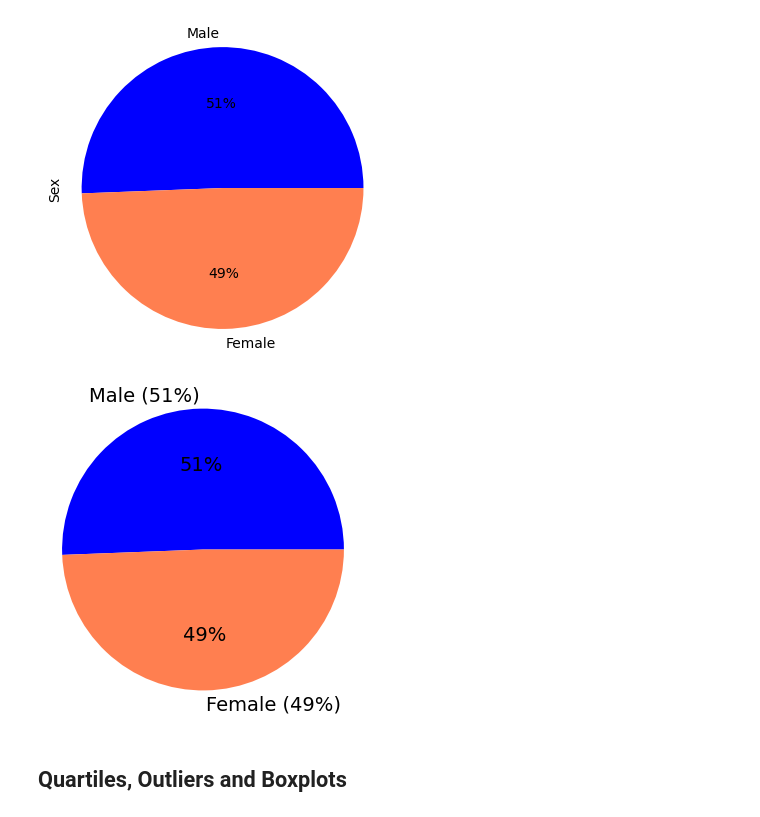
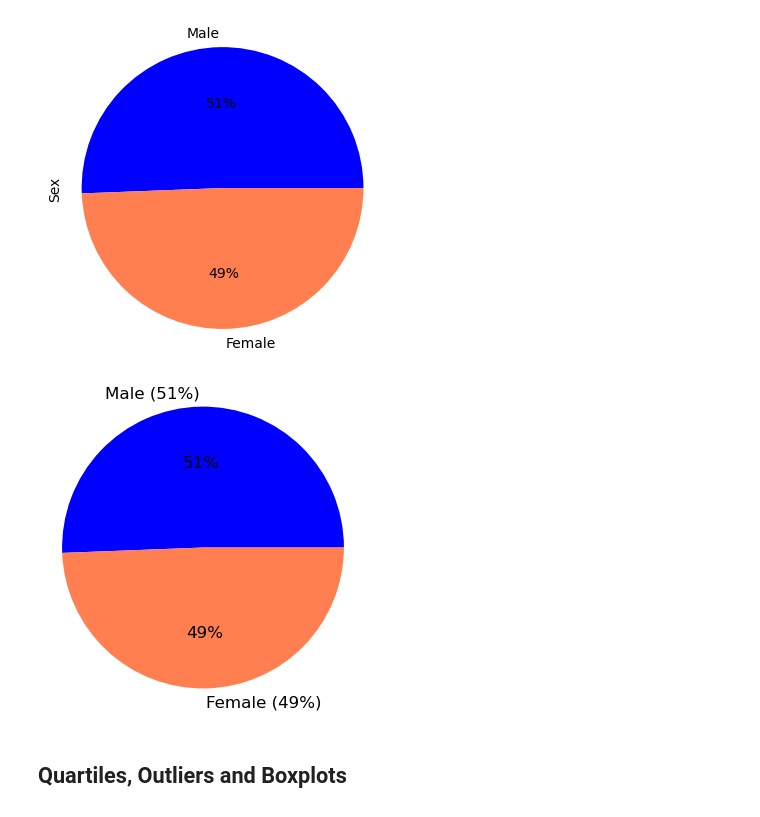
Before and after one commit to pannann/Module-5-Challenge, a Jupyter notebook: Pymaceuticals/pymaceuticals_starter.ipynb, the cells around one changed output. Drawn from its saved outputs; the diff is of its cells as text; code cells hidden in the pictures.

```diff
--- a/Pymaceuticals/pymaceuticals_starter.ipynb
+++ b/Pymaceuticals/pymaceuticals_starter.ipynb
@@ -196,15 +196,15 @@ plt.show()
 # %%
 # Generate a pie plot showing the distribution of female versus male mice using pyplot
 sex_counts = combined_data['Sex'].value_counts()
 plt.figure(figsize=(4, 4))
 rounded_percentages = [round((count / sex_counts.sum()) * 100) for count in sex_counts]
 labels = [f'{sex} ({percentage}%)' for sex, percentage in zip(sex_counts.index, rounded_percentages)]
 colors = ['blue', 'coral']
-plt.pie(sex_counts, labels=labels, autopct='%1.0f%%', colors=colors, textprops={'fontsize': 14})
+plt.pie(sex_counts, labels=labels, autopct='%1.0f%%', colors=colors, textprops={'fontsize': 12})
 plt.axis('equal')
 plt.show()
 # %% [output]
-[figure, old version]
+[figure, new version]
 # %% [markdown]
 ## Quartiles, Outliers and Boxplots
 # %%
```
Also changed, not shown: parts of 2 cells of this notebook.
